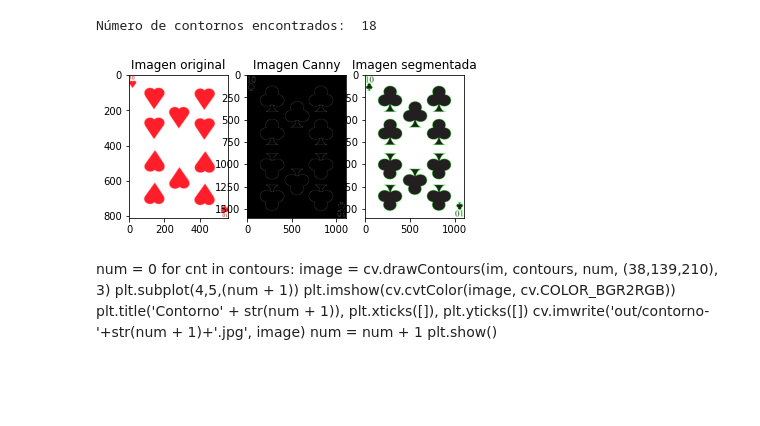
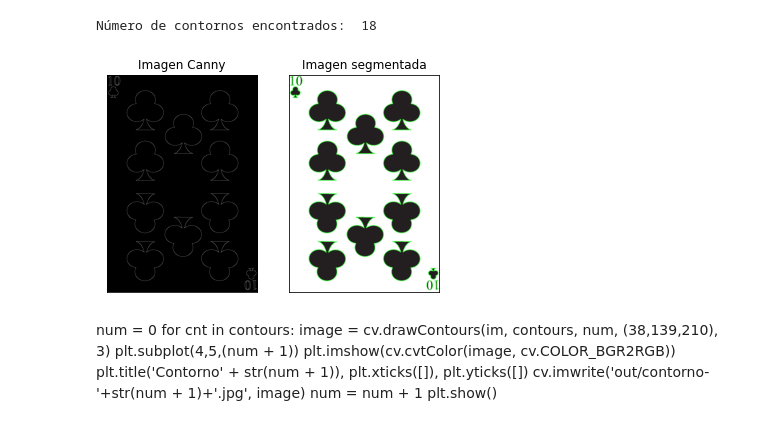
Before and after one commit to genomorro/unir, a Jupyter notebook: main.ipynb, the cells around one changed output. Saved outputs shown, nothing was run; the diff lists cells and outputs as text; code cells hidden in the pictures; blank space fills up the shorter version.

```diff
--- a/main.ipynb
+++ b/main.ipynb
@@ -32,21 +35,18 @@ print('Número de contornos encontrados: ', len(contours))
 # %% [output]
 Número de contornos encontrados:  18
 # %%
-im = cv.cvtColor(imc_10c, cv.COLOR_BGR2RGB)
+im = cv.cvtColor(im, cv.COLOR_BGR2RGB)
 canny = cv.cvtColor(canny, cv.COLOR_BGR2RGB)
 out = cv.cvtColor(out, cv.COLOR_BGR2RGB)
-plt.subplot(131)
-plt.imshow(im)
-plt.title('Imagen original')
-plt.subplot(132)
+plt.subplot(121)
 plt.imshow(canny)
-plt.title('Imagen Canny')
-plt.subplot(133)
+plt.title('Imagen Canny'), plt.xticks([]), plt.yticks([])
+plt.subplot(122)
 plt.imshow(out)
-plt.title('Imagen segmentada')
+plt.title('Imagen segmentada'), plt.xticks([]), plt.yticks([])
 plt.show()
 # %% [output]
-[figure, old version]
+[figure, new version]
 # %% [markdown]
 num = 0
 for cnt in contours:
```
Also changed, not shown: parts of 1 cell of this notebook.
